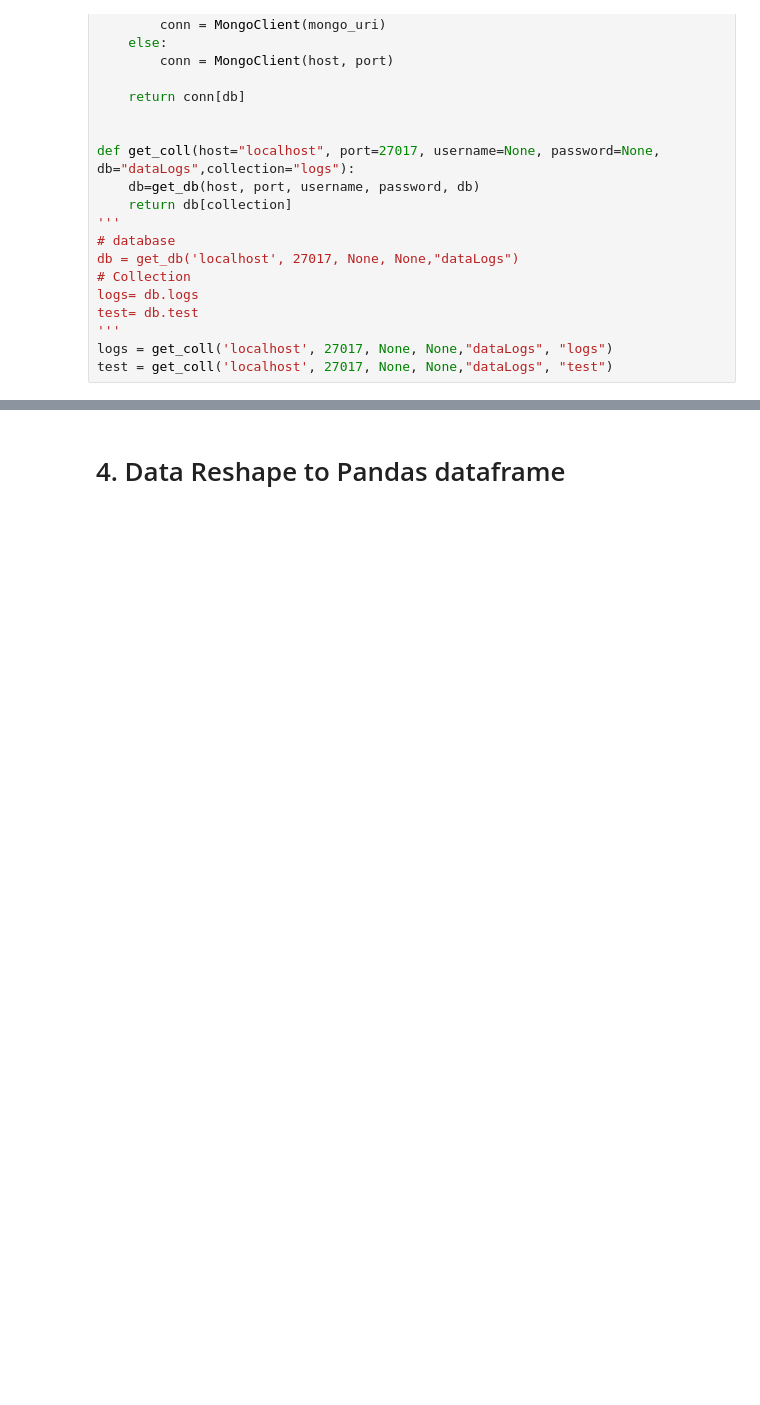
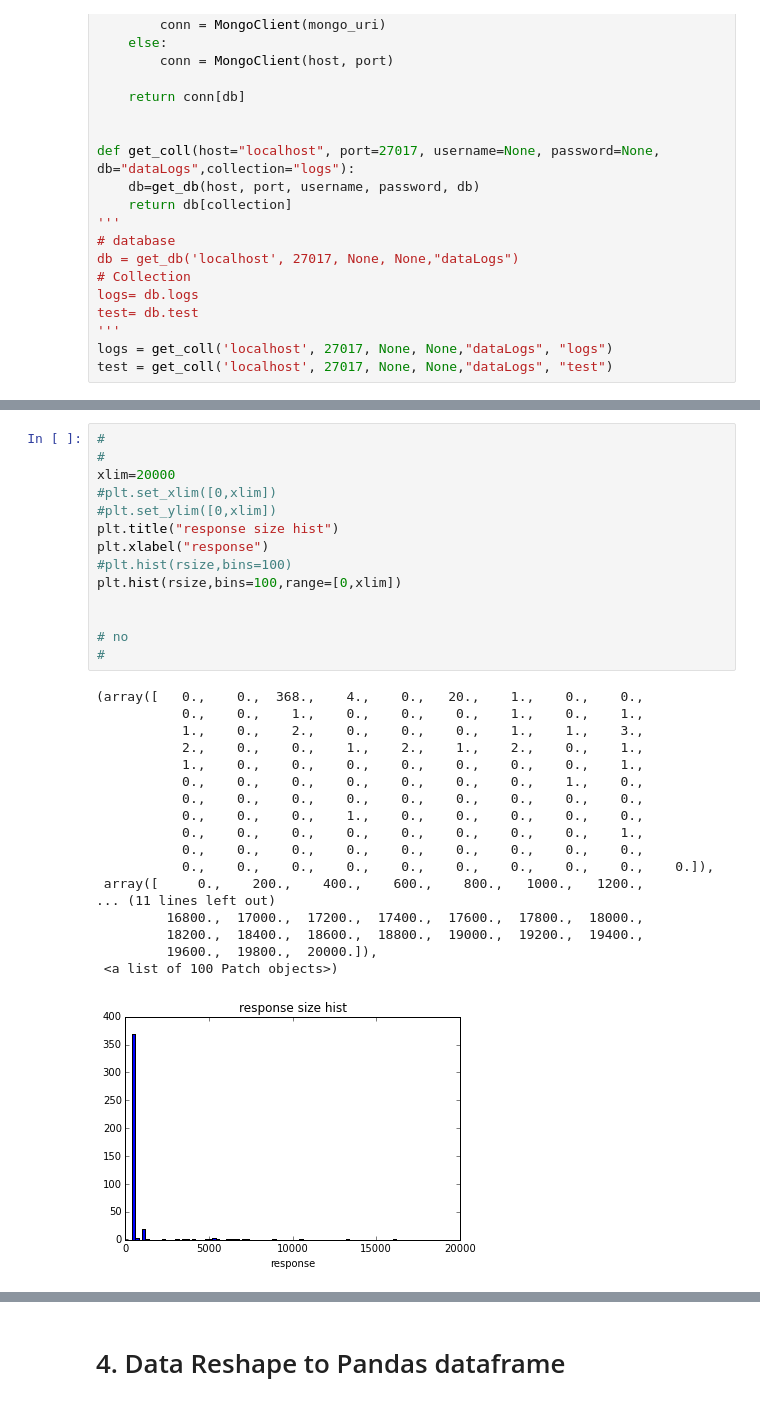
Before and after one commit to wangwf/Codes, a Jupyter notebook: dataLogs/mongodb.ipynb, the cells around one changed output, grey strips where cells are left out. Cells and saved outputs as stored; diff of their text form; blank space fills up the shorter version.

```diff
--- a/dataLogs/mongodb.ipynb
+++ b/dataLogs/mongodb.ipynb
@@ -360,0 +332,33 @@ GET 421 273816 1788.59665871
+# %%
+#
+#
+xlim=20000
+#plt.set_xlim([0,xlim])
+#plt.set_ylim([0,xlim])
+plt.title("response size hist")
+plt.xlabel("response")
+#plt.hist(rsize,bins=100)
+plt.hist(rsize,bins=100,range=[0,xlim])
+
+
+# no
+#
+# %% [output]
+(array([   0.,    0.,  368.,    4.,    0.,   20.,    1.,    0.,    0.,
+           0.,    0.,    1.,    0.,    0.,    0.,    1.,    0.,    1.,
+           1.,    0.,    2.,    0.,    0.,    0.,    1.,    1.,    3.,
+           2.,    0.,    0.,    1.,    2.,    1.,    2.,    0.,    1.,
+           1.,    0.,    0.,    0.,    0.,    0.,    0.,    0.,    1.,
+           0.,    0.,    0.,    0.,    0.,    0.,    0.,    1.,    0.,
+           0.,    0.,    0.,    0.,    0.,    0.,    0.,    0.,    0.,
+           0.,    0.,    0.,    1.,    0.,    0.,    0.,    0.,    0.,
+           0.,    0.,    0.,    0.,    0.,    0.,    0.,    0.,    1.,
+           0.,    0.,    0.,    0.,    0.,    0.,    0.,    0.,    0.,
+           0.,    0.,    0.,    0.,    0.,    0.,    0.,    0.,    0.,    0.]),
+ array([     0.,    200.,    400.,    600.,    800.,   1000.,   1200.,
+... (11 lines left out)
+         16800.,  17000.,  17200.,  17400.,  17600.,  17800.,  18000.,
+         18200.,  18400.,  18600.,  18800.,  19000.,  19200.,  19400.,
+         19600.,  19800.,  20000.]),
+ <a list of 100 Patch objects>)
+[figure, added]
```
Also changed, not shown: parts of 38 cells of this notebook, 5 other files.
